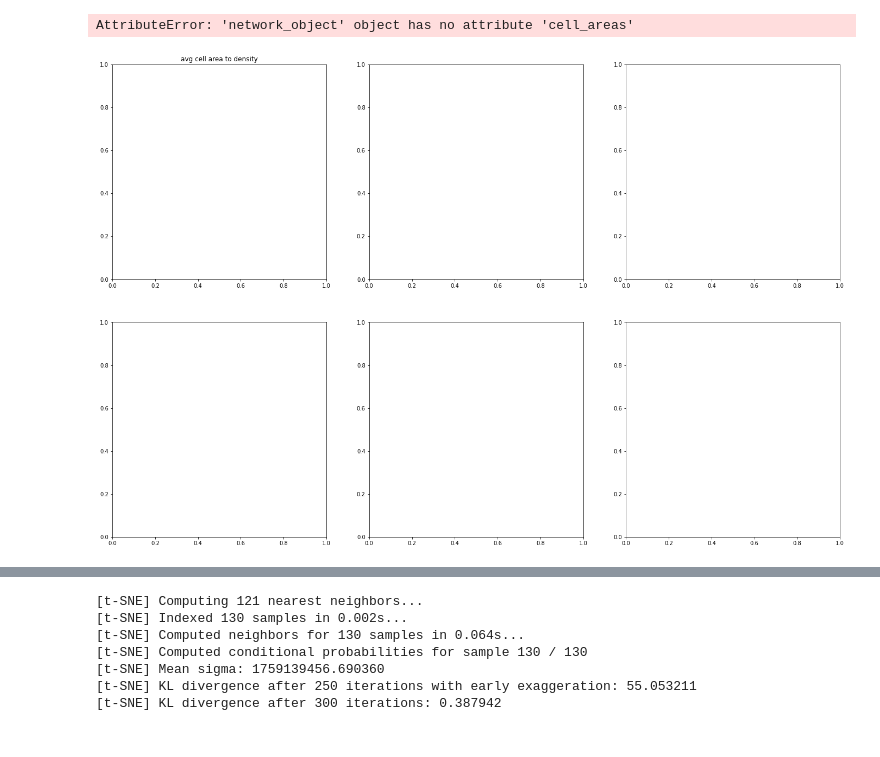
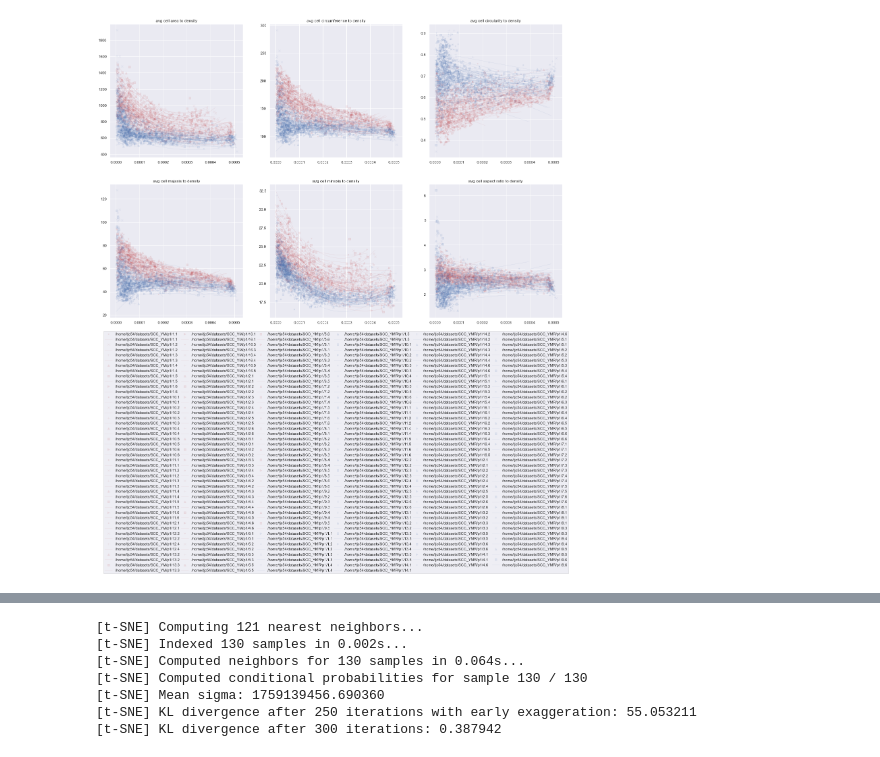
Before and after one commit to trevor-chan/research, a Jupyter notebook: morpho_scripts/PCA_scripts.ipynb, the cells around one changed output, grey strips where cells are left out. Cells and saved outputs as stored; diff of their text form; code cells hidden in the pictures.

```diff
--- a/morpho_scripts/PCA_scripts.ipynb
+++ b/morpho_scripts/PCA_scripts.ipynb
@@ -262,30 +258,21 @@ plt.savefig("densityPlots_YM+YMR.png", dpi = 75)
 fig, ((ax1, ax2, ax3), (ax4, ax5, ax6)) = plt.subplots(2, 3, figsize=(24, 16))
 symbols = ['.','x','+','^','s','>']
 
+plot = True
+
 '''
 #fitprops = []
-ncomp0 = []
-ncomp1 = []
-ncomp2 = []
-mdeg0 = []
-mdeg1 = []
-mdeg2 = []
-mcompmass0 = []
-mcompmass1 = []
-mcompmass2 = []
-fdim0 = []
-fdim1 = []
-cnum0 = []
-cnum1 = []
-cnum2 = []
-degvar0 = []
-degvar1 = []
-degvar2 = []
+Sarea = []
+Scircum = []
+circ0 = []
+circ1 = []
 
 temp = [0,0,0,0] #temporary
 '''
 
-avg = lambda x: sum(x)/len(x)
+#avg = lambda x: sum(x)/len(x)
+def avg(x):
+    return sum(x)/len(x)
 
 def polyfit_rough(xdata,ydata,pdegree = 1, plot = False, axes = None, color = None, label = "Fit function"):
     popt = np.polyfit(xdata, ydata, pdegree)#---------------------------------
@@ -298,9 +285,9 @@ i = 0
 ax1.set_title("avg cell area to density")
 for lineage in lineage_list:
     density = [network.density for network in lineage.items]
-    area = [avg(network.cell_areas()) for network in lineage.items]
+    area = [avg(network.cell_areas) for network in lineage.items]
 
-    area = [areas for _,area in sorted(zip(density,area))]
+    area = [area for _,area in sorted(zip(density,area))]
     density = sorted(density)
     #color=next(ax1._get_lines.prop_cycler)['color']
     if "YM/" in lineage.tag:
@@ -309,7 +296,7 @@ for lineage in lineage_list:
         color = "b"
     ax1.plot(density,area, symbols[i%6], label = lineage.tag, color = color, alpha = 0.1)
 
-    #temp = polyfit_rough(density,degree,pdegree=2,axes = ax1, color = color, label = lineage.tag, plot = plot)
+    temp = polyfit_rough(density,area,pdegree=2,axes = ax1, color = color, label = lineage.tag, plot = plot)
     #mdeg0.append(temp[0])
     #mdeg1.append(temp[1])
     #mdeg2.append(temp[2])
@@ -319,7 +306,7 @@ i = 0
 ax2.set_title("avg cell circumference to density")
 for lineage in lineage_list:
     density = [network.density for network in lineage.items]
-    circum = [avg(network.cell_perimeters()) for network in lineage.items]
+    circum = [avg(network.cell_perimeters) for network in lineage.items]
 
     circum = [circum for _,circum in sorted(zip(density,circum))]
     density = sorted(density)
@@ -330,7 +317,7 @@ for lineage in lineage_list:
         color = "b"
     ax2.plot(density,circum, symbols[i%6], label = lineage.tag, color = color, alpha = 0.1)
 
-    #temp = polyfit_rough(density,circum,pdegree=2,axes = ax2, color = color, label = lineage.tag, plot = plot)
+    temp = polyfit_rough(density,circum,pdegree=2,axes = ax2, color = color, label = lineage.tag, plot = plot)
     #ncomp0.append(temp[0])
     #ncomp1.append(temp[1])
     #ncomp2.append(temp[2])
@@ -341,7 +328,7 @@ i = 0
 ax3.set_title("avg cell circularity to density")
 for lineage in lineage_list:
     density = [network.density for network in lineage.items]
-    circul = [avg(network.cell_circularities()) for network in lineage.items]
+    circul = [avg(network.cell_circularities) for network in lineage.items]
 
     circul = [circul for _,circul in sorted(zip(density,circul))]
     density = sorted(density)
@@ -353,7 +340,7 @@ for lineage in lineage_list:
         color = "b"
     ax3.plot(density,circul, symbols[i%6], label = lineage.tag, color = color, alpha = 0.1)
 
-    #temp = polyfit_rough(density,circul,pdegree=2,axes = ax3, color = color, label = lineage.tag, plot = plot)
+    temp = polyfit_rough(density,circul,pdegree=1,axes = ax3, color = color, label = lineage.tag, plot = plot)
     #mcompmass0.append(temp[0])
     #mcompmass1.append(temp[1])
     #mcompmass2.append(temp[2])
@@ -364,7 +351,7 @@ i = 0
 ax4.set_title("avg cell majaxis to density")
 for lineage in lineage_list:
     density = [network.density for network in lineage.items]
-    majax = [avg(network.cell_majaxes()) for network in lineage.items]
+    majax = [avg(network.cell_majaxes) for network in lineage.items]
 
     majax = [majax for _,majax in sorted(zip(density,majax))]
     density = sorted(density)
@@ -376,40 +363,61 @@ for lineage in lineage_list:
         color = "b"
     ax4.plot(density,majax, symbols[i%6], label = lineage.tag, color = color, alpha = 0.1)
 
-    #temp = polyfit_rough(density,majax,pdegree=1,axes = ax4, color = color, label = lineage.tag, plot = plot)
+    temp = polyfit_rough(density,majax,pdegree=2,axes = ax4, color = color, label = lineage.tag, plot = plot)
     #fdim0.append(temp[0])
     #fdim1.append(temp[1])
     i += 1
 #ax4.legend()
 
 i = 0
 ax5.set_title("avg cell minaxis to density")
 for lineage in lineage_list:
     density = [network.density for network in lineage.items]
-    minax = [avg(network.cell_minaxes()) for network in lineage.items]
+    minax = [avg(network.cell_minaxes) for network in lineage.items]
 
     minax = [minax for _,minax in sorted(zip(density,minax))]
     density = sorted(density)
 
     #color=next(ax1._get_lines.prop_cycler)['color']
     if "YM/" in lineage.tag:
         color = "r"
     if "YMR/" in lineage.tag:
         color = "b"
     ax5.plot(density,minax, symbols[i%6], label = lineage.tag, color = color, alpha = 0.1)
 
-    #temp = polyfit_rough(density,minax,pdegree=2,axes = ax5, color = color, label = lineage.tag, plot = plot)
+    temp = polyfit_rough(density,minax,pdegree=2,axes = ax5, color = color, label = lineage.tag, plot = plot)
     #degvar0.append(temp[0])
     #degvar1.append(temp[1])
     #degvar2.append(temp[2])
     i += 1
 ax5.legend(bbox_to_anchor=(-1.25, 0, 3.5, -.1), ncol=6, mode="expand", borderaxespad=0.)
 
 
-#plt.savefig("SingleCellProps_densityPlots_YM+YMR.png", dpi = 75)
+i = 0
+ax6.set_title("avg cell aspect ratio to density")
+for lineage in lineage_list:
+    density = [network.density for network in lineage.items]
+
+    asra = [avg(network.cell_majaxes)/avg(network.cell_minaxes) for network in lineage.items]
+    asra = [asra for _,asra in sorted(zip(density,asra))]
+
+    density = sorted(density)
+
+    #color=next(ax1._get_lines.prop_cycler)['color']
+    if "YM/" in lineage.tag:
+        color = "r"
+    if "YMR/" in lineage.tag:
+        color = "b"
+    ax6.plot(density,asra, symbols[i%6], label = lineage.tag, color = color, alpha = 0.1)
+
+    temp = polyfit_rough(density,asra,pdegree=1,axes = ax6, color = color, label = lineage.tag, plot = plot)
+    #degvar0.append(temp[0])
+    #degvar1.append(temp[1])
+    #degvar2.append(temp[2])
+    i += 1
+plt.savefig("SingleCellProps_densityPlots_YM+YMR.png", dpi = 75)
 # %% [output]
-AttributeError: 'network_object' object has no attribute 'cell_areas'
-[figure, old version]
+[figure, new version]
 # %%
 #///   LOAD TO PANDAS DF   ///#
 
```
Also changed, not shown: parts of 11 cells of this notebook.
